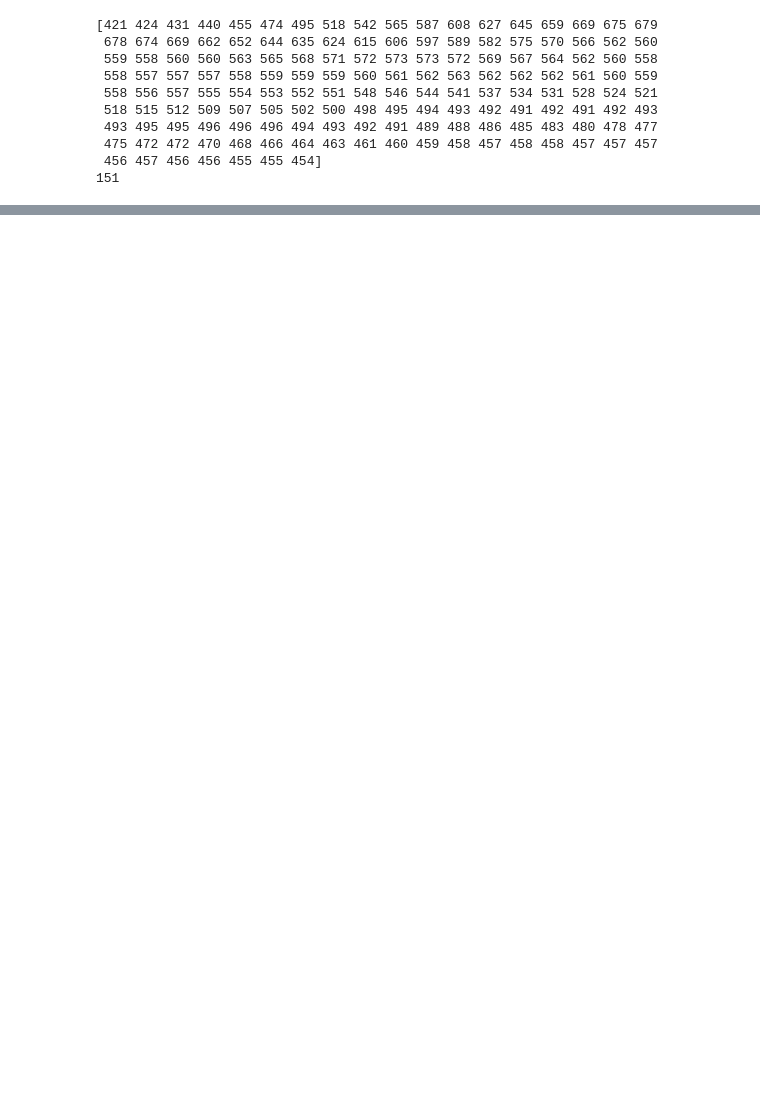
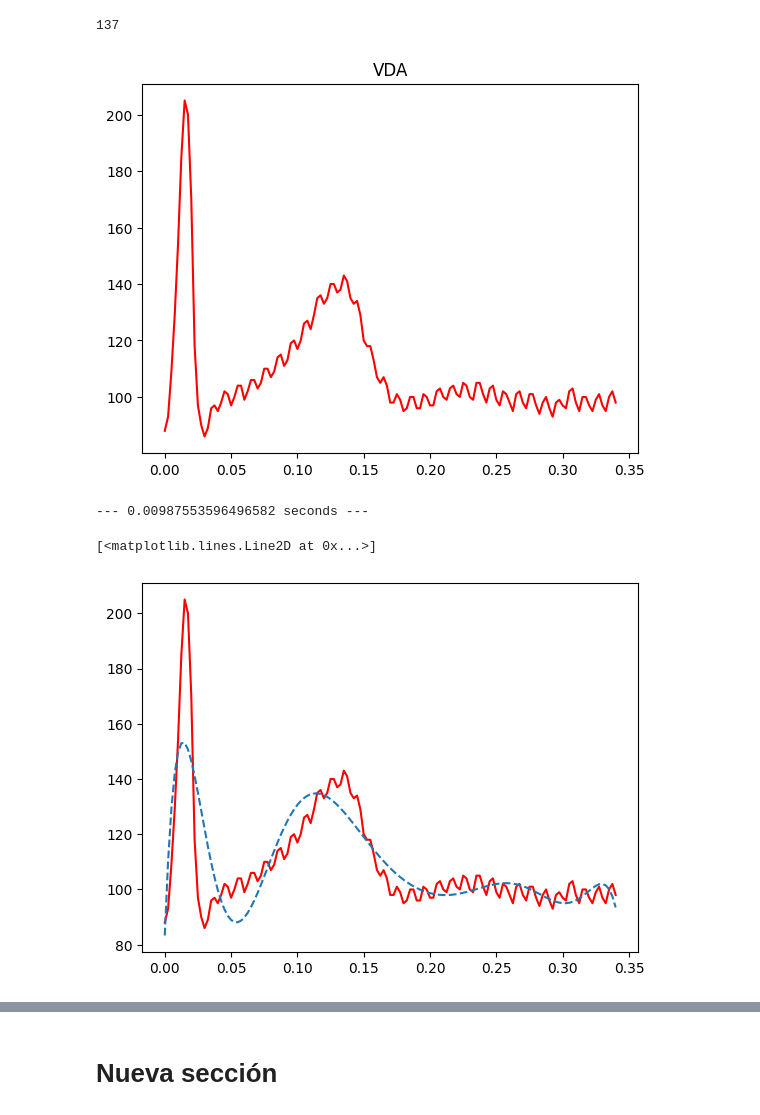
Before and after one commit to facundodelga/IA, a Jupyter notebook: Sugeno1.ipynb, the cells around one changed output, grey strips where cells are left out. Drawn from its saved outputs; the diff is of its cells as text; code cells hidden in the pictures; blank space fills up the shorter version.

```diff
--- a/Sugeno1.ipynb
+++ b/Sugeno1.ipynb
@@ -13,24 +20,0 @@ import numpy as np
-# %%
-filename = "/content/gdrive/MyDrive/IA 2023/VDA/samplesVDA1.txt"
-x_vda = []
-with open(filename) as f:
-  for lines in f:
-    x_vda.append(int(lines))
-
-  x_vda = np.array(x_vda)
-
-f.close()
-
-print(x_vda)
-print(len(x_vda))
-# %% [output]
-[421 424 431 440 455 474 495 518 542 565 587 608 627 645 659 669 675 679
- 678 674 669 662 652 644 635 624 615 606 597 589 582 575 570 566 562 560
- 559 558 560 560 563 565 568 571 572 573 573 572 569 567 564 562 560 558
- 558 557 557 557 558 559 559 559 560 561 562 563 562 562 562 561 560 559
- 558 556 557 555 554 553 552 551 548 546 544 541 537 534 531 528 524 521
- 518 515 512 509 507 505 502 500 498 495 494 493 492 491 492 491 492 493
- 493 495 495 496 496 496 494 493 492 491 489 488 486 485 483 480 478 477
- 475 472 472 470 468 466 464 463 461 460 459 458 457 458 458 457 457 457
- 456 457 456 456 455 455 454]
-151
@@ -36,0 +203,46 @@ print(len(x_vda))
+# %%
+filename = "/content/gdrive/MyDrive/IA 2023/VDA/samplesVDA2.txt"
+x_vda = []
+x_tiempo = []
+i = 0.0
+with open(filename) as f:
+  for lines in f:
+    x_vda.append(int(lines))
+    x_tiempo.append(0.0025 * i)
+    i += 1
+
+  x_vda = np.array(x_vda)
+  x_tiempo = np.array(x_tiempo)
+
+f.close()
+
+plt.figure()
+print(len(x_vda))
+plt.plot(x_tiempo,x_vda,"r") #Gráfico de datos
+
+plt.title("VDA")
+plt.show()
+
+data = np.vstack((x_tiempo, x_vda)).T
+fis2 = fis()
+fis2.genfis(data, 0.7,random.randrange(200)) #genero el modelo
+
+
+r = fis2.evalfis(np.vstack(x_tiempo)) #Esto no se que significa
+
+plt.figure()
+plt.plot(x_tiempo,x_vda,"r")
+plt.plot(x_tiempo,r,linestyle='--')
+
+plt.figure()
+plt.plot(fis2.rules, marker='o', linestyle='-') # Grafico las reglas???
+
+#plt.figure()
+#plt.plot(x_tiempo, fis2.mse, marker='o', linestyle='-')
+#plt.title('Evolución del MSE durante el entrenamiento')
+# %% [output]
+137
+[figure, added]
+--- 0.00987553596496582 seconds ---
+[<matplotlib.lines.Line2D at 0x...>]
+[figure, added]
@@ -36,0 +250,2 @@ print(len(x_vda))
+# %% [markdown]
+# Nueva sección
```
Also changed, not shown: parts of 7 cells of this notebook.
